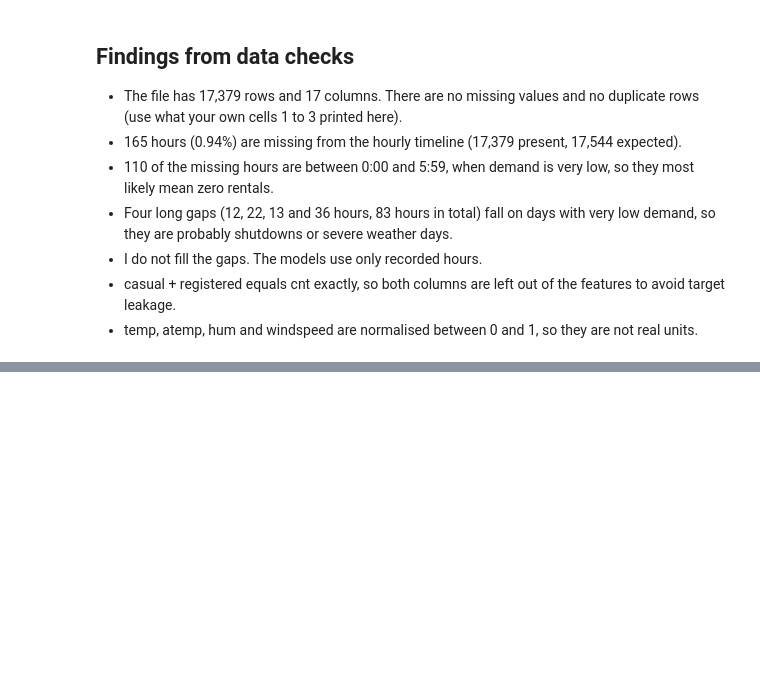
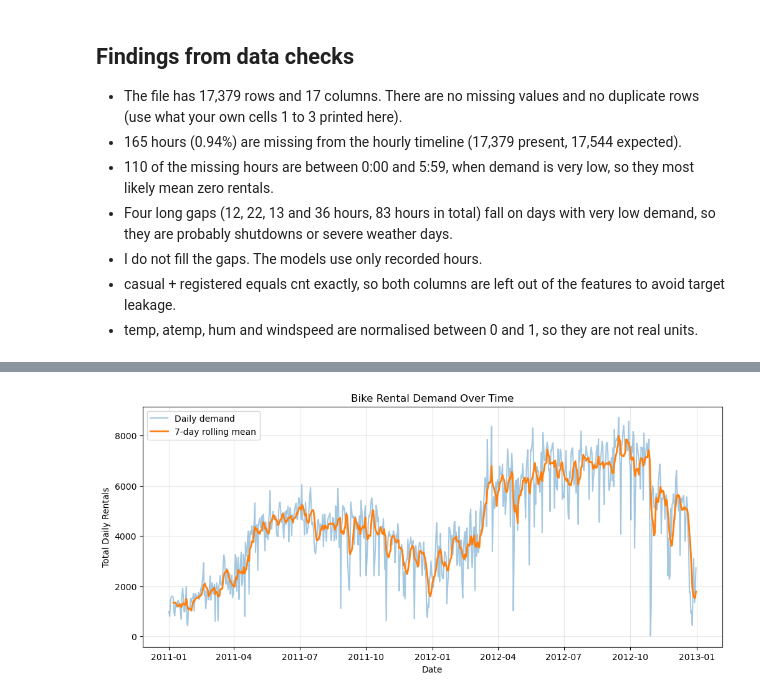
Before and after one commit to abhi-shake-ds/Let_Them_Cook, a Jupyter notebook: notebooks/01-eda.ipynb, the cells around one changed output, grey strips where cells are left out. Drawn from its saved outputs; the diff is of its cells as text; code cells hidden in the pictures; blank space fills up the shorter version.

```diff
--- a/notebooks/01-eda.ipynb
+++ b/notebooks/01-eda.ipynb
@@ -197,0 +244,34 @@ Limitation: because the hourly timeline has holes, features that look at earlier
+# %%
+# Convert date column to datetime
+df['dteday'] = pd.to_datetime(df['dteday'])
+
+# Calculate total rentals for each day
+daily_demand = df.groupby('dteday')['cnt'].sum()
+
+# Calculate 7-day rolling average
+rolling_7day = daily_demand.rolling(window=7).mean()
+
+# Plot
+plt.figure(figsize=(12, 5))
+
+plt.plot(daily_demand.index, daily_demand.values,
+         alpha=0.4, label='Daily demand')
+
+plt.plot(rolling_7day.index, rolling_7day.values,
+         linewidth=2, label='7-day rolling mean')
+
+plt.title('Bike Rental Demand Over Time')
+plt.xlabel('Date')
+plt.ylabel('Total Daily Rentals')
+plt.legend()
+plt.grid(alpha=0.3)
+
+plt.savefig(
+    '../results/figures/demand_over_time.png',
+    dpi=150,
+    bbox_inches='tight'
+)
+
+plt.show()
+# %% [output]
+[figure, added]
```
Also changed, not shown: parts of 16 cells of this notebook, 5 other files.
